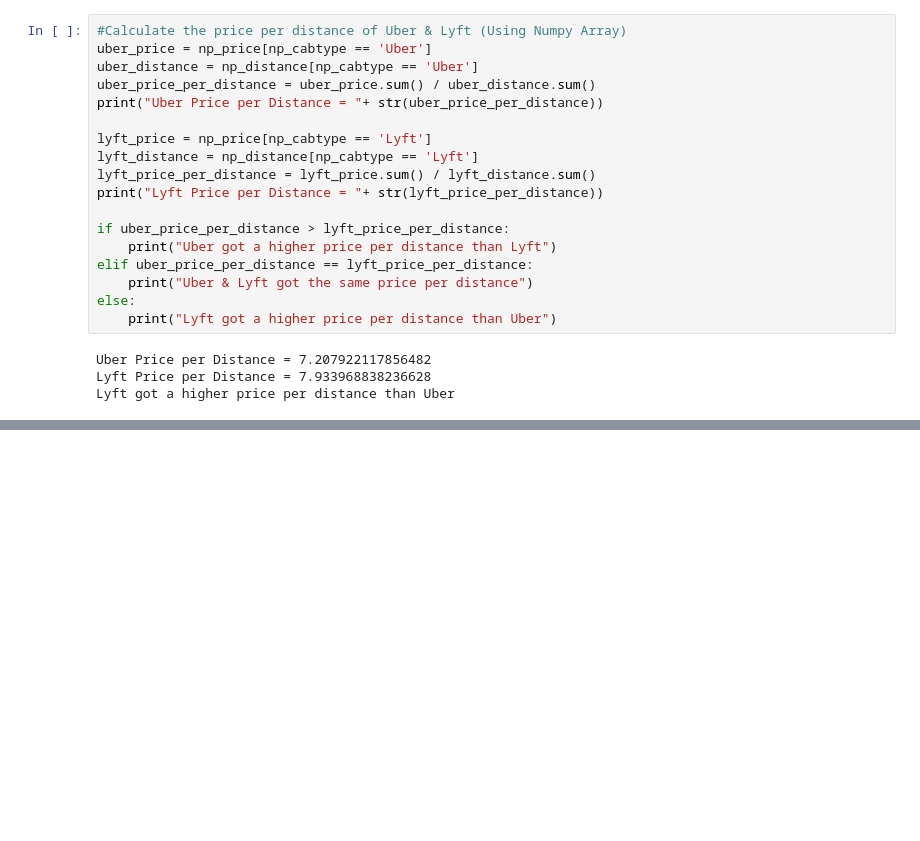
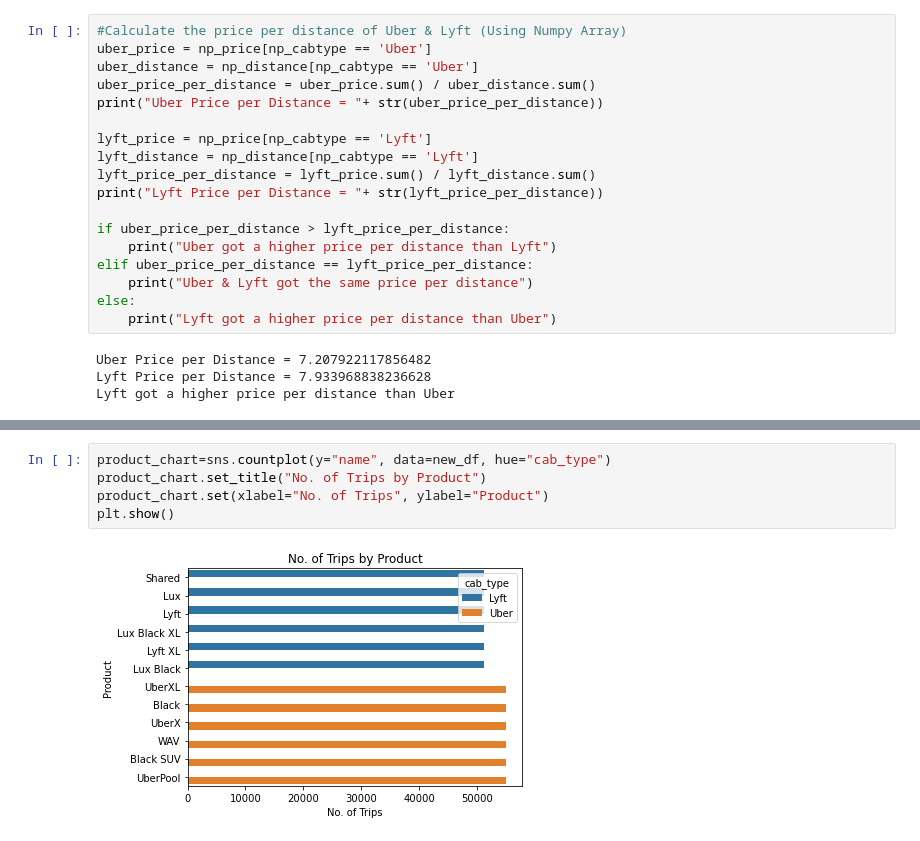
Before and after one commit to edwawong/UCDPA_Edwardwong, a Jupyter notebook: Edward Wong Project.ipynb, the cells around one changed output, grey strips where cells are left out. Saved outputs shown, nothing was run; the diff lists cells and outputs as text; blank space fills up the shorter version.

```diff
--- a/Edward Wong Project.ipynb
+++ b/Edward Wong Project.ipynb
@@ -329,0 +203,7 @@ print(df_new['price'] / df_new['distance'])
+# %%
+product_chart=sns.countplot(y="name", data=new_df, hue="cab_type")
+product_chart.set_title("No. of Trips by Product")
+product_chart.set(xlabel="No. of Trips", ylabel="Product")
+plt.show()
+# %% [output]
+[figure, added]
```
Also changed, not shown: parts of 69 cells of this notebook, 6 other files.
